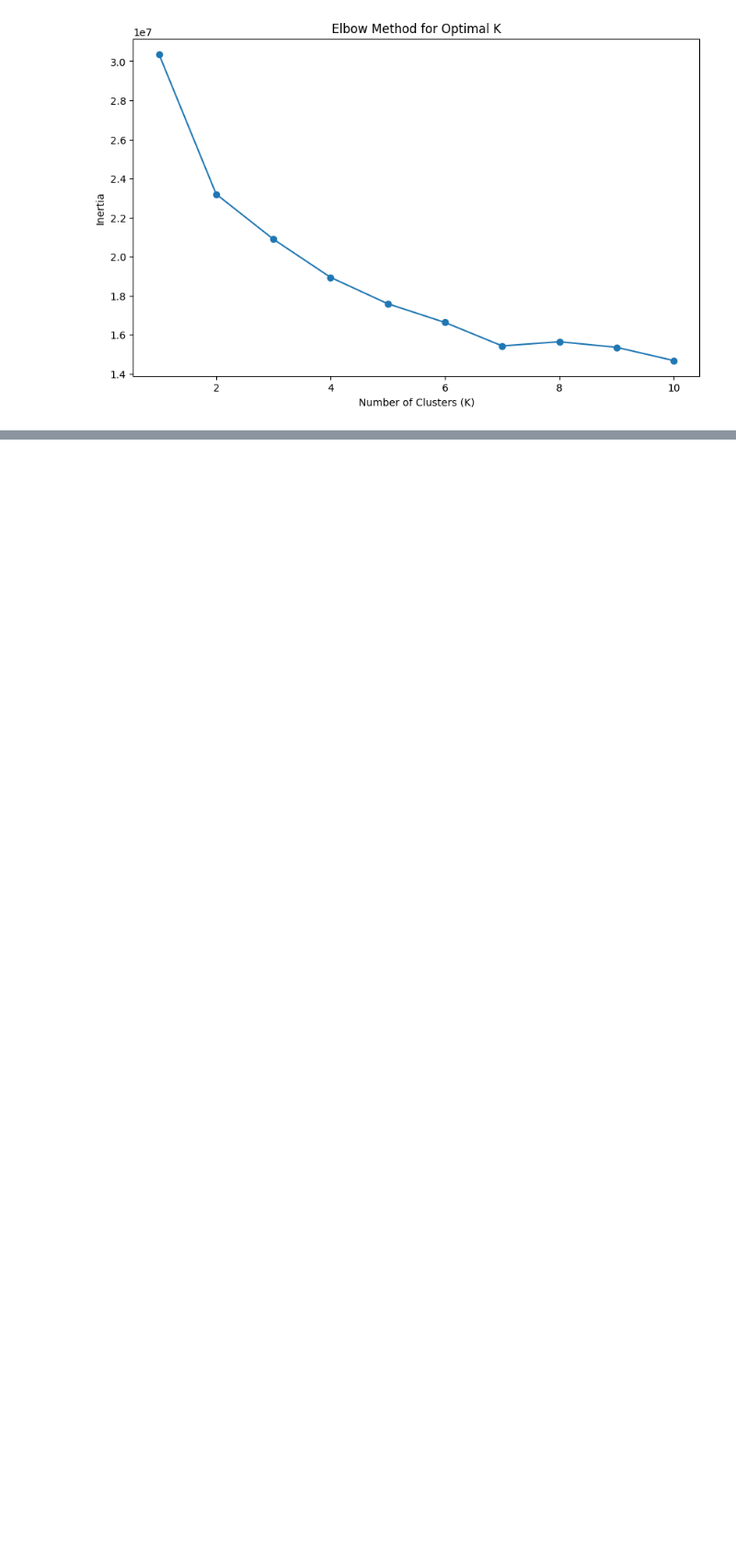
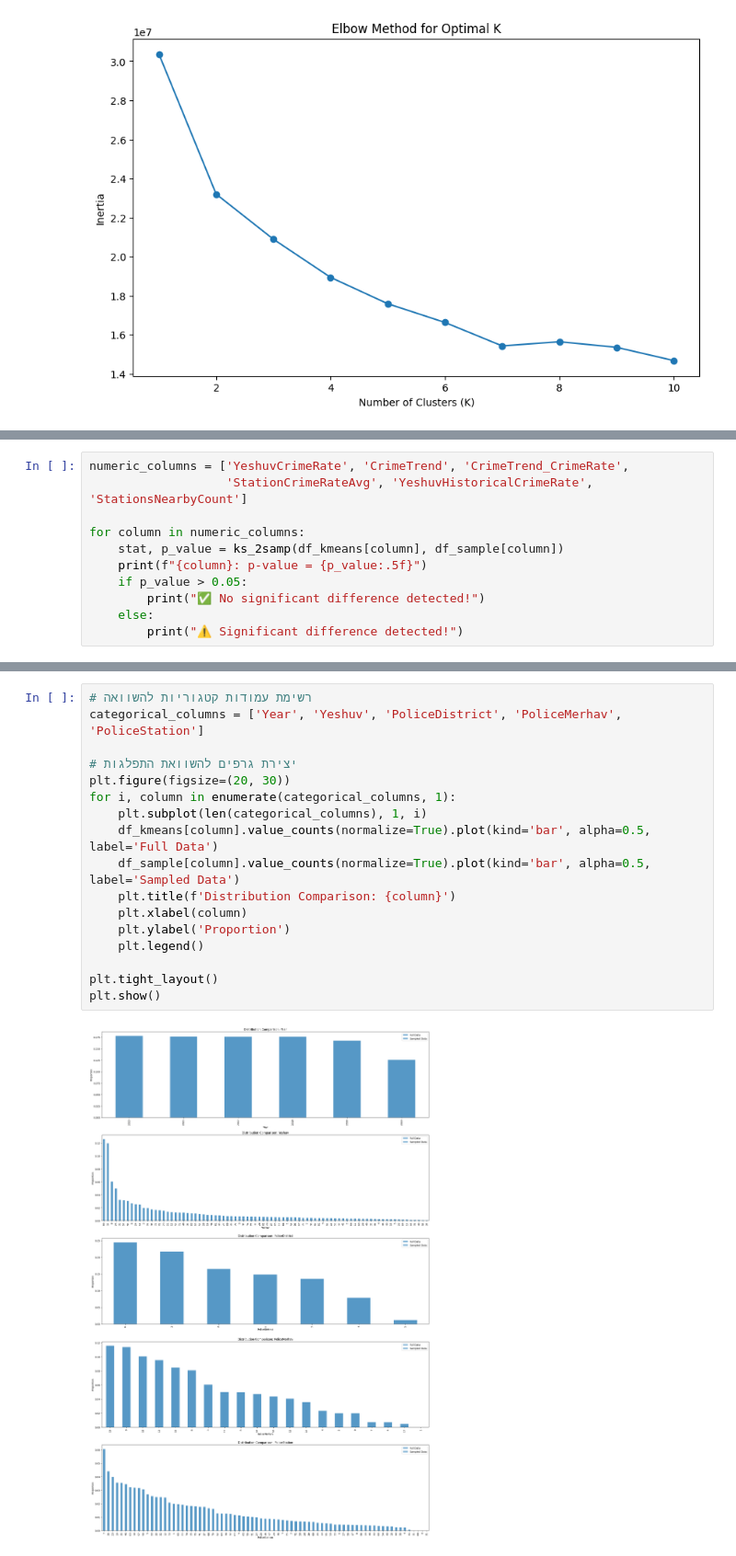
Before and after one commit to orifelszer/CrimeData, a Jupyter notebook: Clustering.ipynb, the cells around one changed output, grey strips where cells are left out. Shown at 92% size. Saved outputs shown, nothing was run; the diff lists cells and outputs as text; blank space fills up the shorter version.

```diff
--- a/Clustering.ipynb
+++ b/Clustering.ipynb
@@ -98,0 +136,11 @@ plt.show()
+# %%
+numeric_columns = ['YeshuvCrimeRate', 'CrimeTrend', 'CrimeTrend_CrimeRate',
+                   'StationCrimeRateAvg', 'YeshuvHistoricalCrimeRate', 'StationsNearbyCount']
+
+for column in numeric_columns:
+    stat, p_value = ks_2samp(df_kmeans[column], df_sample[column])
+    print(f"{column}: p-value = {p_value:.5f}")
+    if p_value > 0.05:
+        print("✅ No significant difference detected!")
+    else:
+        print("⚠️ Significant difference detected!")
@@ -99 +160,20 @@ plt.show()
+# %%
+# רשימת עמודות קטגוריות להשוואה
+categorical_columns = ['Year', 'Yeshuv', 'PoliceDistrict', 'PoliceMerhav', 'PoliceStation']
+
+# יצירת גרפים להשוואת התפלגות
+plt.figure(figsize=(20, 30))
+for i, column in enumerate(categorical_columns, 1):
+    plt.subplot(len(categorical_columns), 1, i)
+    df_kmeans[column].value_counts(normalize=True).plot(kind='bar', alpha=0.5, label='Full Data')
+    df_sample[column].value_counts(normalize=True).plot(kind='bar', alpha=0.5, label='Sampled Data')
+    plt.title(f'Distribution Comparison: {column}')
+    plt.xlabel(column)
+    plt.ylabel('Proportion')
+    plt.legend()
+
+plt.tight_layout()
+plt.show()
+# %% [output]
+[figure, added]
 # %%
```
Also changed, not shown: parts of 37 cells of this notebook.
